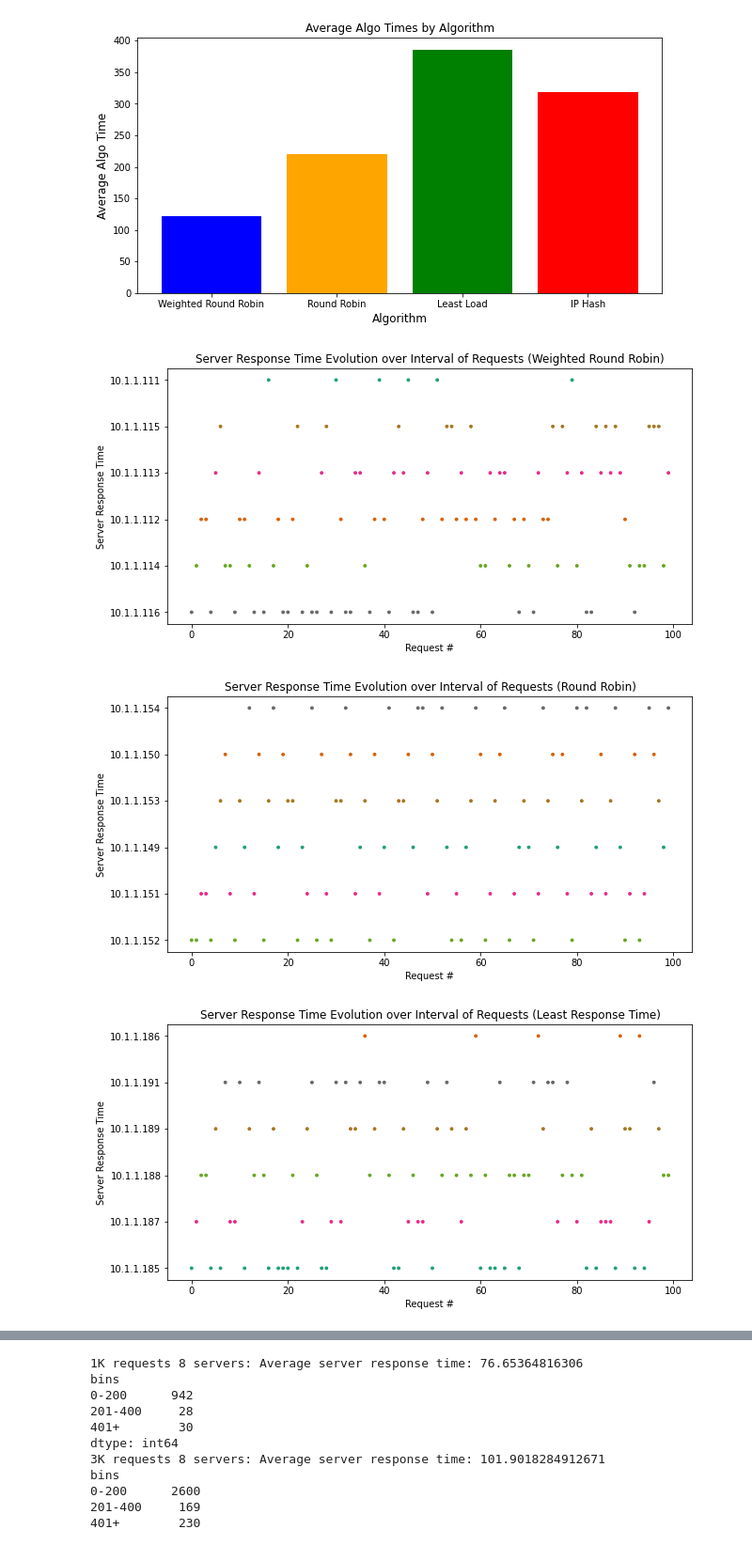
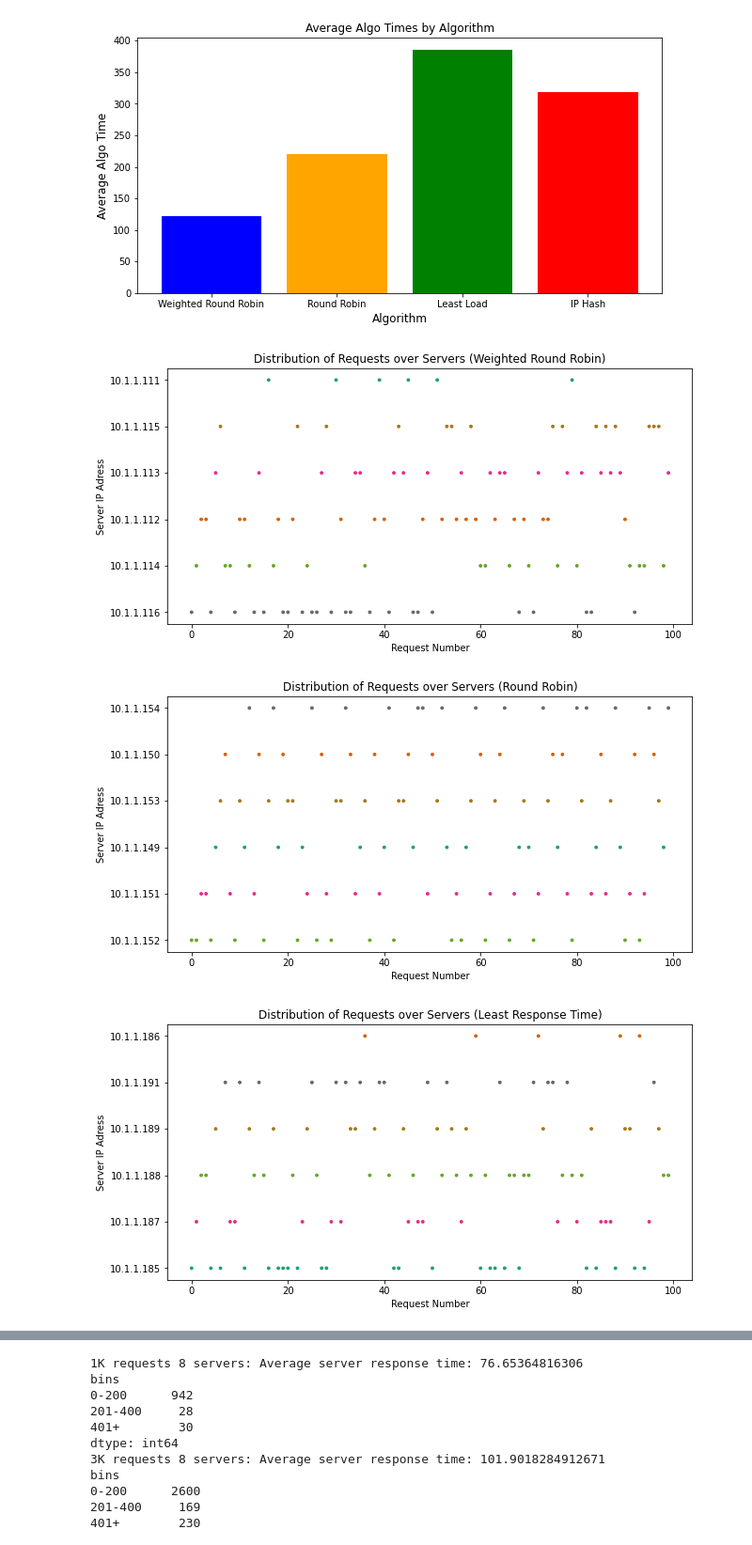
Before and after one commit to nirajmg/networkLB, a Jupyter notebook: nlb.ipynb, the cells around one changed output, grey strips where cells are left out. Shown at 94% size. Cells and saved outputs as stored; diff of their text form; code cells hidden in the pictures.

```diff
--- a/nlb.ipynb
+++ b/nlb.ipynb
@@ -105,35 +105,35 @@ plt.show()
 # %%
 ptsize = 8
 # colors = ["red","blue","green","black","magenta","cyan"]
 for i,df in enumerate([wrr,rr,lrt,iph]):
   if i==0:
     algo="Weighted Round Robin"
   elif i==1:
     algo="Round Robin"
   elif i==2:
     algo="Least Response Time"
   else:
     algo="IP Hash"
 
   #subset dataframe
   sdf = df.iloc[:100,:]
 
   ips = np.unique(sdf.ip)
 
   #create colormap
   ip_color = {}
   for i in range(len(ips)):
     ip_color[ips[i]] = i
 
   colors = [ip_color[ip] for ip in sdf.ip]
 
   plt.figure(figsize=(10,5))
   plt.scatter(sdf.index, sdf.ip, c=colors, s=ptsize, cmap="Dark2")
-  plt.title('Server Response Time Evolution over Interval of Requests ({})'.format(algo))
-  plt.ylabel('Server Response Time')
-  plt.xlabel('Request #')
+  plt.title('Distribution of Requests over Servers ({})'.format(algo))
+  plt.ylabel('Server IP Adress')
+  plt.xlabel('Request Number')
   plt.show()
 # %% [output]
-[figure, old version]
+[figure, new version]
-[figure, old version]
+[figure, new version]
-[figure, old version]
+[figure, new version]
```
Also changed, not shown: parts of 2 cells of this notebook.
